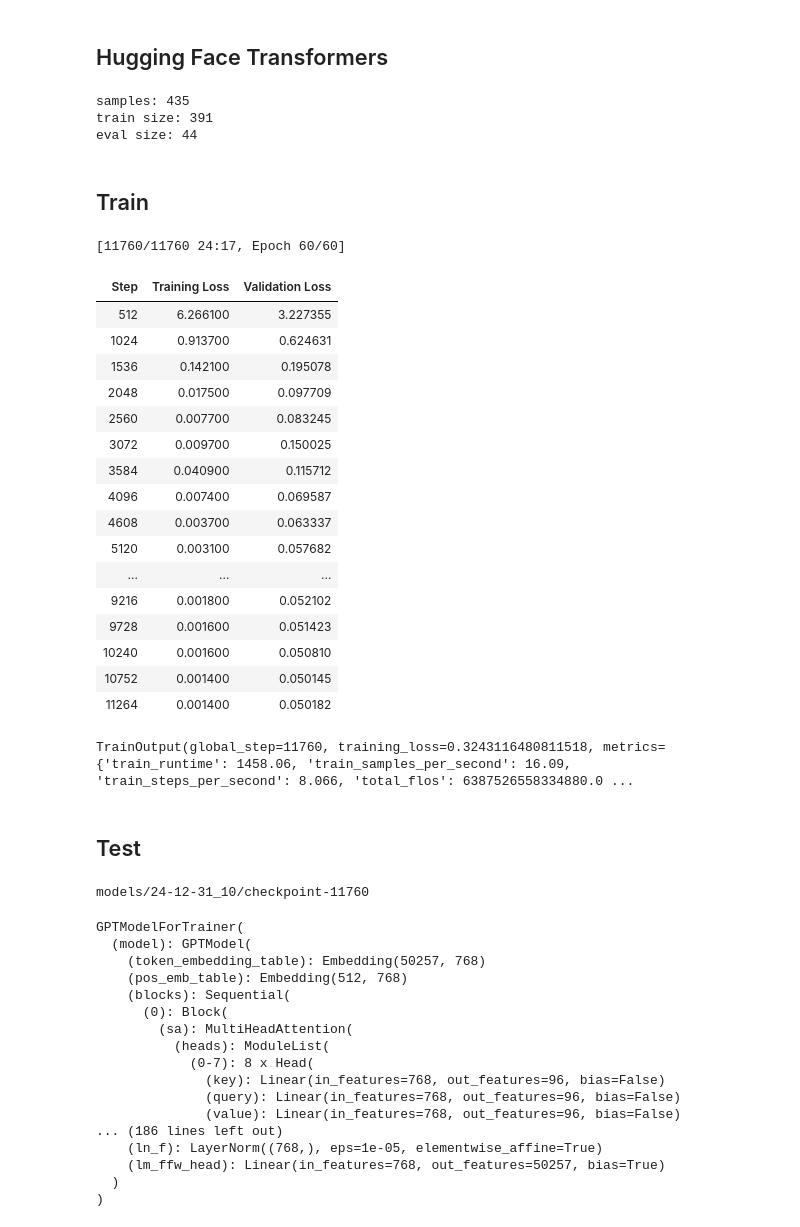
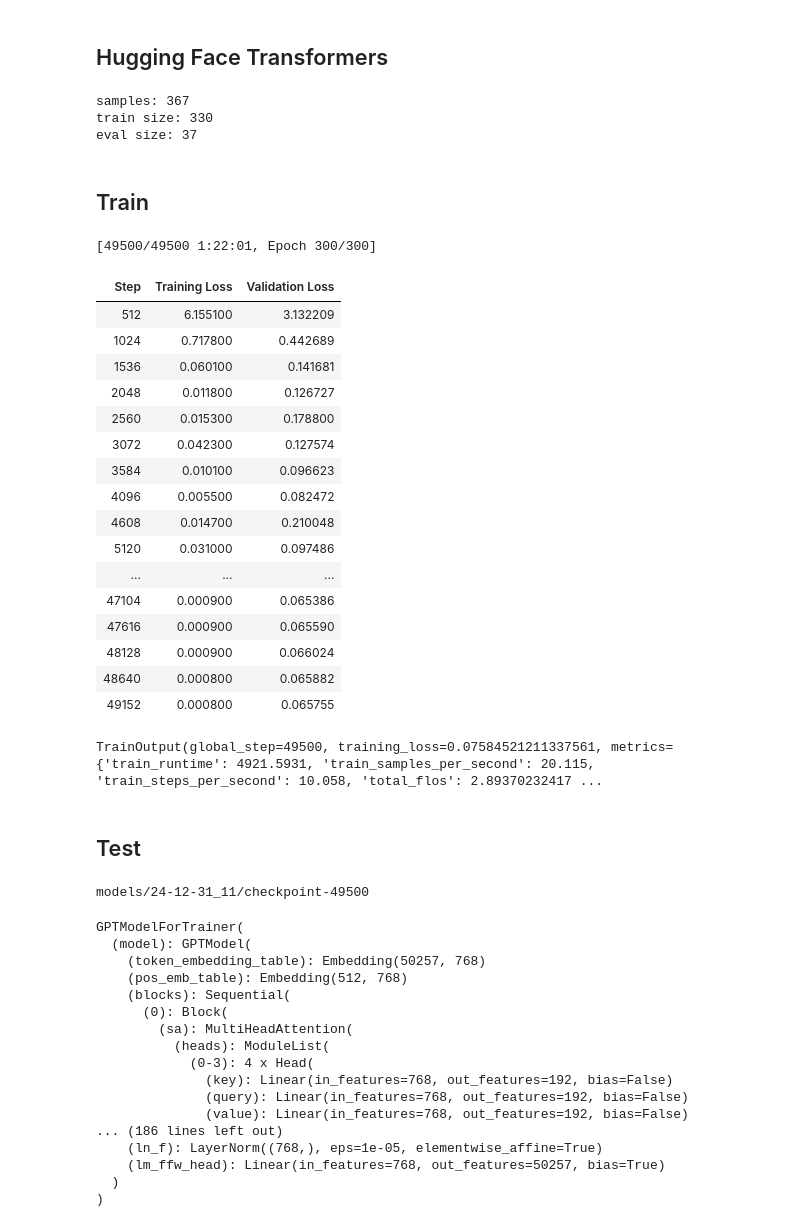
Before and after one commit to JoeyShapiro/GPT-Scratch-TimeSeries, a Jupyter notebook: gpt-timeseries.ipynb, the cells around one changed output. Cells and saved outputs as stored; diff of their text form; code cells hidden in the pictures.

```diff
--- a/gpt-timeseries.ipynb
+++ b/gpt-timeseries.ipynb
@@ -213,7 +213,7 @@ class GPTDataset(Dataset):
                 self.max_val = df.max()
 
             norm_df = (df - df.min()) * (50_257-2) / ( df.max() - df.min() )
-            n_cols = 36#norm_df.shape[1]
+            n_cols = 1#norm_df.shape[1]
 
             tokens = norm_df.values.flatten().astype(int)
 
@@ -268,7 +268,7 @@ class GPTDataset(Dataset):
 # %%
 ## every id for a given token is embedded to vector of this size
 n_embd            = 768        # GPT-2
-n_head            = 8#12         # GPT-2
+n_head            = 4#12         # GPT-2
 n_layer           = 8#12         # GPT-2
 dropout           = 0.1        # GPT-2
 
@@ -391,7 +391,7 @@ from pathlib import Path
 # input_files = [str(file) for file in Path('.').glob('00*.csv')]
 input_files = ['rcalix-clean.csv']
 
-dataset = GPTDataset(files=input_files, window=block_size, samples_per_file=None, stride=36*3)
+dataset = GPTDataset(files=input_files, window=block_size, samples_per_file=None)
 
 # split the dataset in train and validation set
 torch.manual_seed(42)
@@ -402,9 +402,9 @@ train_dataset, eval_dataset = torch.utils.data.random_split(dataset, [train_size
 print('train size:', len(train_dataset))
 print('eval size:', len(eval_dataset))
 # %% [output]
-samples: 435
-train size: 391
-eval size: 44
+samples: 367
+train size: 330
+eval size: 37
 # %% [markdown]
 ## Train
 # %%
@@ -417,7 +417,7 @@ output_dir = Path('models') / time.strftime("%y-%m-%d_%H")
 
 training_args = TrainingArguments(
     output_dir=output_dir,
-    num_train_epochs=60,
+    num_train_epochs=300,
     per_device_train_batch_size=batch_size,
     per_device_eval_batch_size=batch_size,
     eval_steps=eval_interval,
@@ -428,51 +428,51 @@ training_args = TrainingArguments(
     # fp16=True,  # if you want to use mixed precision training
     eval_strategy="steps",
     logging_dir="./logs",
     logging_steps=eval_interval,
     dataloader_pin_memory=False,
 )
 
 # Wrap the model
 config = GPTConfig(
     block_size=block_size,
     vocab_size=vocab_size,
     n_embd=n_embd,
     n_head=n_head,
     n_layer=n_layer,
     dropout=dropout,
 )
 
 model_for_trainer = GPTModelForTrainer(config)
 
 trainer = Trainer(
     model=model_for_trainer,
     args=training_args,
     train_dataset=train_dataset,
     eval_dataset=eval_dataset,
 )
 
 # Start training
 trainer.train()
 # %% [output]
-[11760/11760 24:17, Epoch 60/60]
+[49500/49500 1:22:01, Epoch 300/300]
 | Step | Training Loss | Validation Loss |
-| 512 | 6.266100 | 3.227355 |
-| 1024 | 0.913700 | 0.624631 |
-| 1536 | 0.142100 | 0.195078 |
-| 2048 | 0.017500 | 0.097709 |
-| 2560 | 0.007700 | 0.083245 |
-| 3072 | 0.009700 | 0.150025 |
-| 3584 | 0.040900 | 0.115712 |
-| 4096 | 0.007400 | 0.069587 |
-| 4608 | 0.003700 | 0.063337 |
-| 5120 | 0.003100 | 0.057682 |
+| 512 | 6.155100 | 3.132209 |
+| 1024 | 0.717800 | 0.442689 |
+| 1536 | 0.060100 | 0.141681 |
+| 2048 | 0.011800 | 0.126727 |
+| 2560 | 0.015300 | 0.178800 |
+| 3072 | 0.042300 | 0.127574 |
+| 3584 | 0.010100 | 0.096623 |
+| 4096 | 0.005500 | 0.082472 |
+| 4608 | 0.014700 | 0.210048 |
+| 5120 | 0.031000 | 0.097486 |
 | ... | ... | ... |
-| 9216 | 0.001800 | 0.052102 |
-| 9728 | 0.001600 | 0.051423 |
-| 10240 | 0.001600 | 0.050810 |
-| 10752 | 0.001400 | 0.050145 |
-| 11264 | 0.001400 | 0.050182 |
+| 47104 | 0.000900 | 0.065386 |
+| 47616 | 0.000900 | 0.065590 |
+| 48128 | 0.000900 | 0.066024 |
+| 48640 | 0.000800 | 0.065882 |
+| 49152 | 0.000800 | 0.065755 |
-TrainOutput(global_step=11760, training_loss=0.3243116480811518, metrics={'train_runtime': 1458.06, 'train_samples_per_second': 16.09, 'train_steps_per_second': 8.066, 'total_flos': 6387526558334880.0 ...
+TrainOutput(global_step=49500, training_loss=0.07584521211337561, metrics={'train_runtime': 4921.5931, 'train_samples_per_second': 20.115, 'train_steps_per_second': 10.058, 'total_flos': 2.89370232417 ...
 # %% [markdown]
 ## Test
 # %%
@@ -490,7 +490,7 @@ model_for_trainer = GPTModelForTrainer.from_pretrained(last_checkpoint)
 # Put model in evaluation mode if you're going to use it for inference
 model_for_trainer.eval()
 # %% [output]
-models/24-12-31_10/checkpoint-11760
+models/24-12-31_11/checkpoint-49500
 GPTModelForTrainer(
   (model): GPTModel(
     (token_embedding_table): Embedding(50257, 768)
@@ -499,10 +499,10 @@ GPTModelForTrainer(
       (0): Block(
         (sa): MultiHeadAttention(
           (heads): ModuleList(
-            (0-7): 8 x Head(
-              (key): Linear(in_features=768, out_features=96, bias=False)
-              (query): Linear(in_features=768, out_features=96, bias=False)
-              (value): Linear(in_features=768, out_features=96, bias=False)
+            (0-3): 4 x Head(
+              (key): Linear(in_features=768, out_features=192, bias=False)
+              (query): Linear(in_features=768, out_features=192, bias=False)
+              (value): Linear(in_features=768, out_features=192, bias=False)
 ... (186 lines left out)
     (ln_f): LayerNorm((768,), eps=1e-05, elementwise_affine=True)
     (lm_ffw_head): Linear(in_features=768, out_features=50257, bias=True)
```
Also changed, not shown: parts of 6 cells of this notebook.
